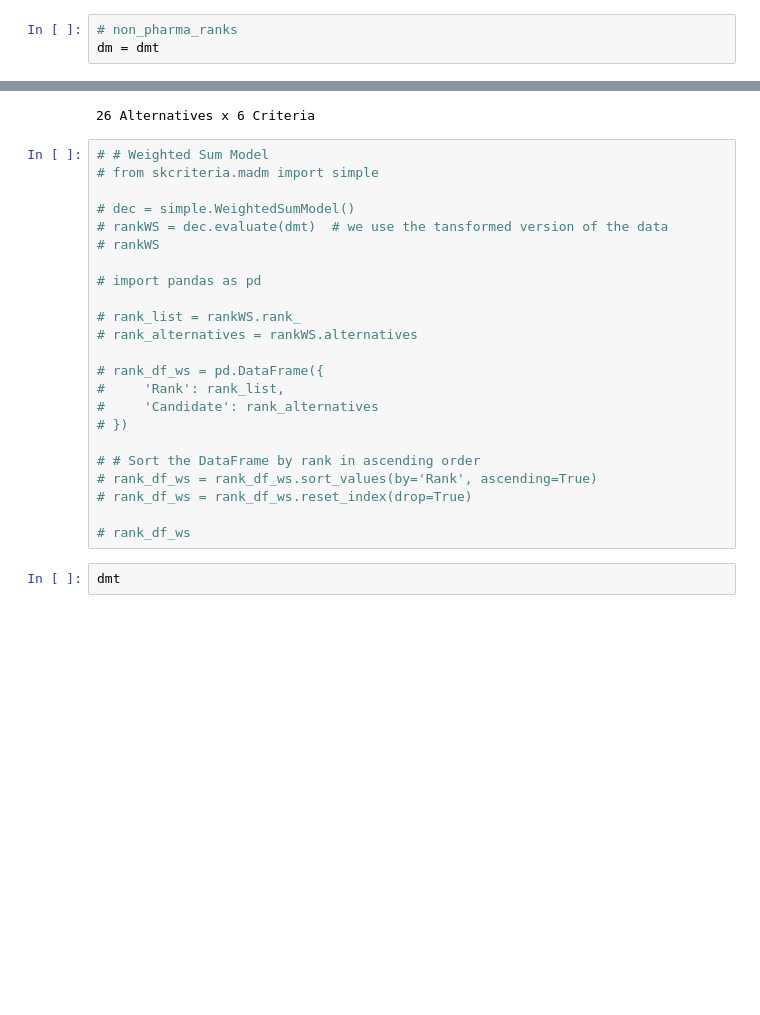
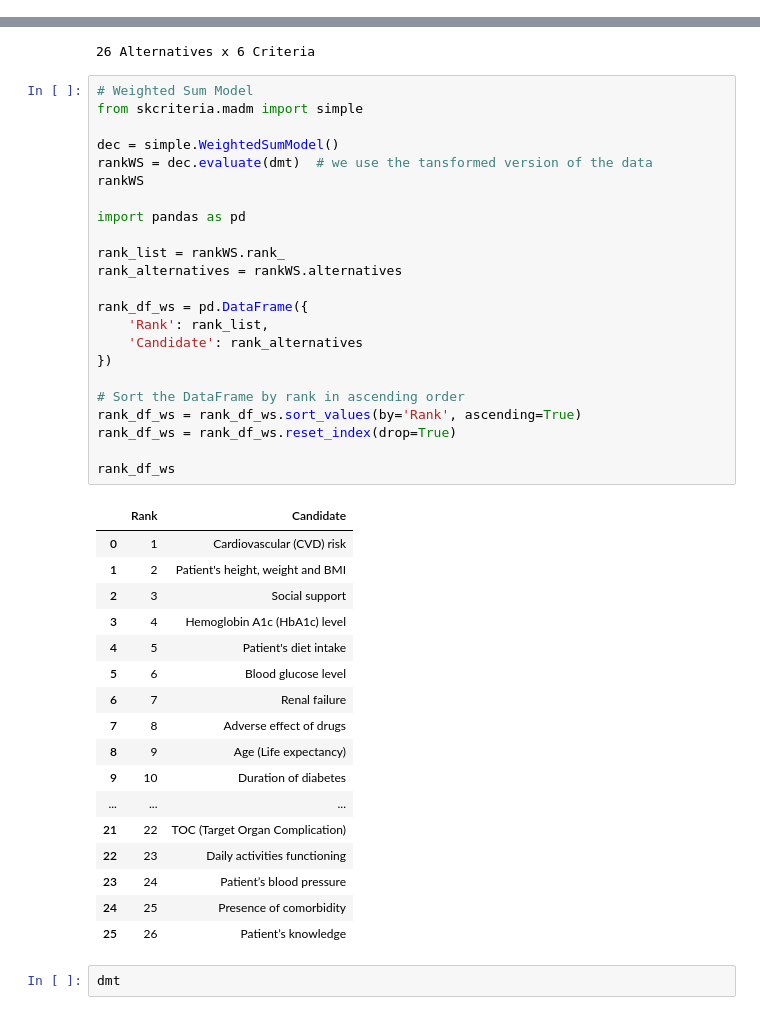
Before and after one commit to CIRGIIUM/Fuzzy-TOPSIS, a Jupyter notebook: 3.3 - Diabetes_Topsis_RankCriteria.ipynb, the cells around one changed output, grey strips where cells are left out. Cells and saved outputs as stored; diff of their text form; blank space fills up the shorter version.

```diff
--- a/3.3 - Diabetes_Topsis_RankCriteria.ipynb
+++ b/3.3 - Diabetes_Topsis_RankCriteria.ipynb
@@ -318,3 +400,0 @@ plt.show()
-# %%
-# non_pharma_ranks
-dm = dmt
@@ -376,28 +467,46 @@ dmt
 | Working condition | 0.040877 | 0.041942 | 0.033904 | 0.032988 | ... |
 26 Alternatives x 6 Criteria
 # %%
-# # Weighted Sum Model
-# from skcriteria.madm import simple
+# Weighted Sum Model
+from skcriteria.madm import simple
 
-# dec = simple.WeightedSumModel()
-# rankWS = dec.evaluate(dmt)  # we use the tansformed version of the data
-# rankWS
+dec = simple.WeightedSumModel()
+rankWS = dec.evaluate(dmt)  # we use the tansformed version of the data
+rankWS
 
-# import pandas as pd
+import pandas as pd
 
-# rank_list = rankWS.rank_
-# rank_alternatives = rankWS.alternatives
+rank_list = rankWS.rank_
+rank_alternatives = rankWS.alternatives
 
-# rank_df_ws = pd.DataFrame({
-#     'Rank': rank_list,
-#     'Candidate': rank_alternatives
-# })
+rank_df_ws = pd.DataFrame({
+    'Rank': rank_list,
+    'Candidate': rank_alternatives
+})
 
-# # Sort the DataFrame by rank in ascending order
-# rank_df_ws = rank_df_ws.sort_values(by='Rank', ascending=True)
-# rank_df_ws = rank_df_ws.reset_index(drop=True)
+# Sort the DataFrame by rank in ascending order
+rank_df_ws = rank_df_ws.sort_values(by='Rank', ascending=True)
+rank_df_ws = rank_df_ws.reset_index(drop=True)
 
-# rank_df_ws
+rank_df_ws
+# %% [output]
+|  | Rank | Candidate |
+| 0 | 1 | Cardiovascular (CVD) risk |
+| 1 | 2 | Patient's height, weight and BMI |
+| 2 | 3 | Social support |
+| 3 | 4 | Hemoglobin A1c (HbA1c) level |
+| 4 | 5 | Patient's diet intake |
+| 5 | 6 | Blood glucose level |
+| 6 | 7 | Renal failure |
+| 7 | 8 | Adverse effect of drugs |
+| 8 | 9 | Age (Life expectancy) |
+| 9 | 10 | Duration of diabetes |
+| ... | ... | ... |
+| 21 | 22 | TOC (Target Organ Complication) |
+| 22 | 23 | Daily activities functioning |
+| 23 | 24 | Patient’s blood pressure |
+| 24 | 25 | Presence of comorbidity |
+| 25 | 26 | Patient’s knowledge |
 # %%
 dmt
 # %% [output]
```
Also changed, not shown: parts of 14 cells of this notebook.
